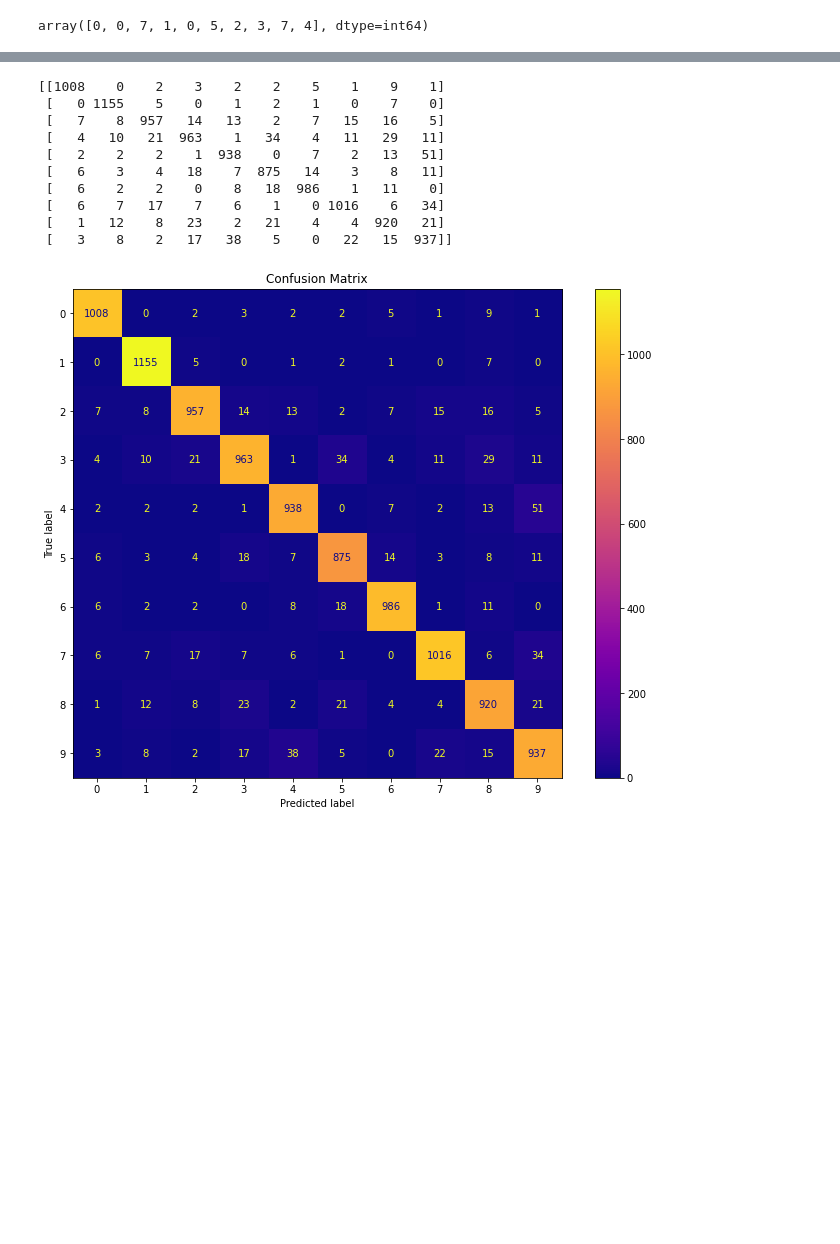
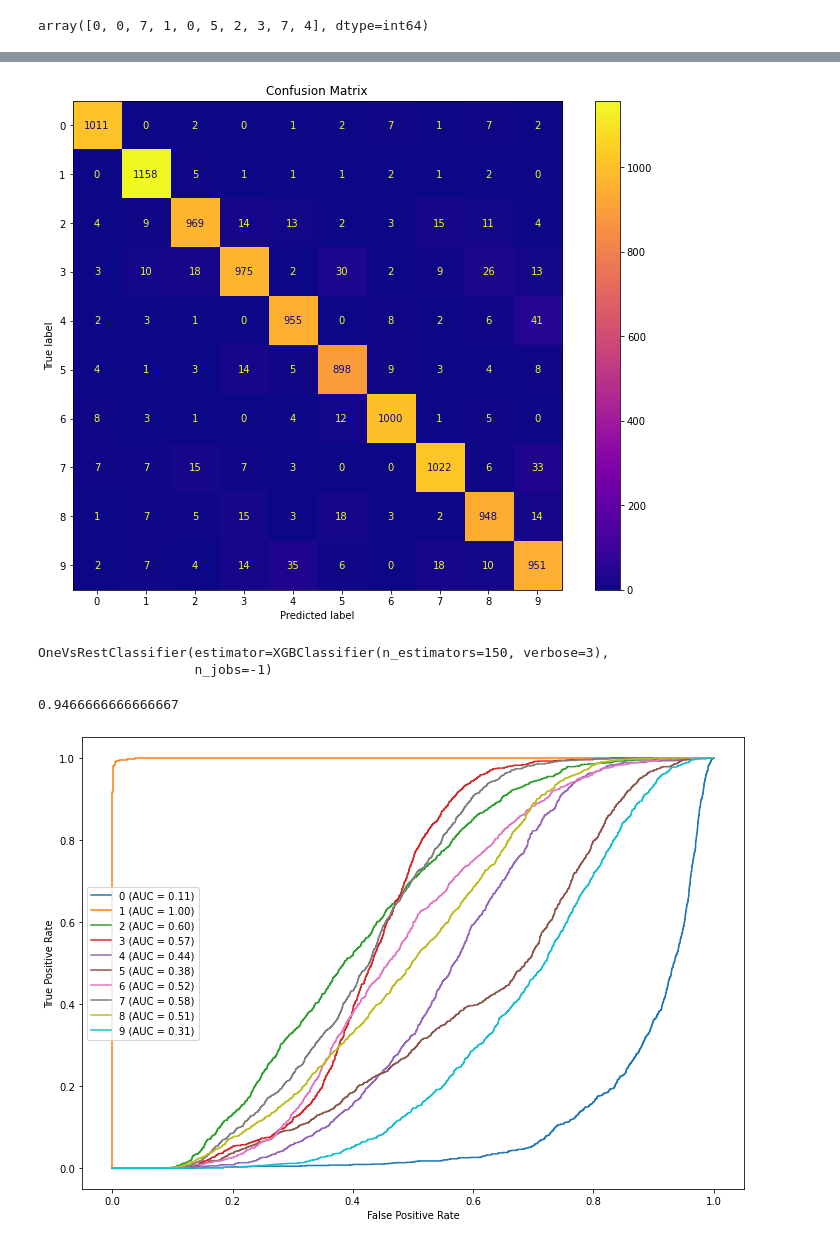
Before and after one commit to Cookie182/personal-projects, a Jupyter notebook: digit recognizer/digit.ipynb, the cells around one changed output, grey strips where cells are left out. Cells and saved outputs as stored; diff of their text form; code cells hidden in the pictures; blank space fills up the shorter version.

```diff
--- a/digit recognizer/digit.ipynb
+++ b/digit recognizer/digit.ipynb
@@ -26,3 +35,13 @@ train.head()
 train.shape
 # %% [output]
 (42000, 785)
+# %%
+train['Sum'] = train.sum(axis=1)
+train.Sum = pd.qcut(train.Sum, 5, labels=range(5))
+train.Sum = train.Sum.astype('int')
+
+
+train['Mean'] = train.mean(axis=1)
+train.Mean = pd.qcut(train.Mean, 10, labels=range(10))
+train.Mean = train.Mean.astype('int')
+train.head()
@@ -53,4 +100,4 @@ X_train, X_test, y_train, y_test = train_test_split(X, y, stratify=y, random_sta
 # %%
-xgb = XGBClassifier(objective='mutli:softmax', verbose=3)
-xgb.fit(X_train, y_train, eval_set=[(X_test, y_test)], early_stopping_rounds=10, eval_metric='merror')
+xgb = XGBClassifier(objective='mutli:softmax', verbose=3, n_estimators=150)
+xgb.fit(X_train, y_train, eval_set=[(X_test, y_test)], eval_metric='merror', early_stopping_rounds=5)
 # %% [output]
@@ -103,16 +150,3 @@ weighted avg       0.93      0.93      0.93     10500
-# %%
-print(confusion_matrix(y_test, pred))
-# %% [output]
-[[1008    0    2    3    2    2    5    1    9    1]
- [   0 1155    5    0    1    2    1    0    7    0]
- [   7    8  957   14   13    2    7   15   16    5]
- [   4   10   21  963    1   34    4   11   29   11]
- [   2    2    2    1  938    0    7    2   13   51]
- [   6    3    4   18    7  875   14    3    8   11]
- [   6    2    2    0    8   18  986    1   11    0]
- [   6    7   17    7    6    1    0 1016    6   34]
- [   1   12    8   23    2   21    4    4  920   21]
- [   3    8    2   17   38    5    0   22   15  937]]
 # %%
 fig = plt.figure(figsize=(12, 9))
 ax = fig.add_subplot()
@@ -120,4 +154,4 @@ plot_confusion_matrix(xgb, X_test, y_test, cmap='plasma', ax=ax)
 ax.set_title('Confusion Matrix')
 plt.show()
 # %% [output]
-[figure, old version]
+[figure, new version]
@@ -125,0 +158,19 @@ predict = xgb.predict(test)
+# %%
+one_xgb = OneVsRestClassifier(XGBClassifier(n_estimators=150, objective='binary:logistic', verbose=3), n_jobs=-1)
+one_xgb.fit(X_train, y_train)
+# %% [output]
+OneVsRestClassifier(estimator=XGBClassifier(n_estimators=150, verbose=3),
+                    n_jobs=-1)
+# %%
+one_xgb.score(X_test, y_test)
+# %% [output]
+0.9466666666666667
+# %%
+fig = plt.figure(figsize=(10, 7))
+ax = fig.add_subplot()
+for x in range(len(one_xgb.estimators_)):
+    plot_roc_curve(one_xgb.estimators_[x], X_test, y_test, name=x, ax=ax)
+plt.legend(loc='best')
+plt.tight_layout()
+# %% [output]
+[figure, added]
```
Also changed, not shown: parts of 25 cells of this notebook, 2 other files.
